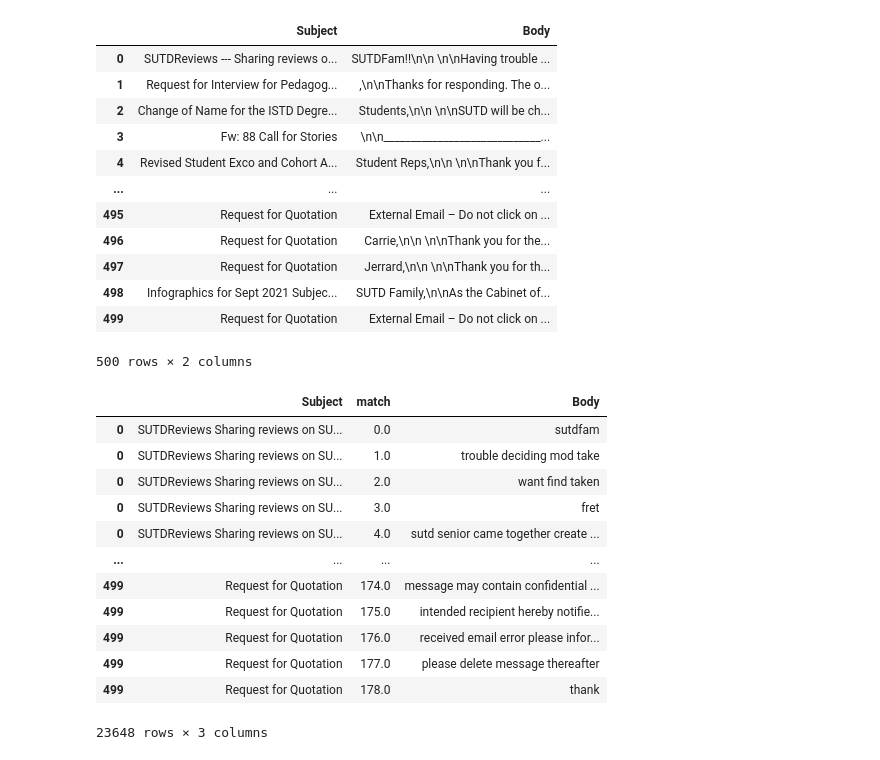
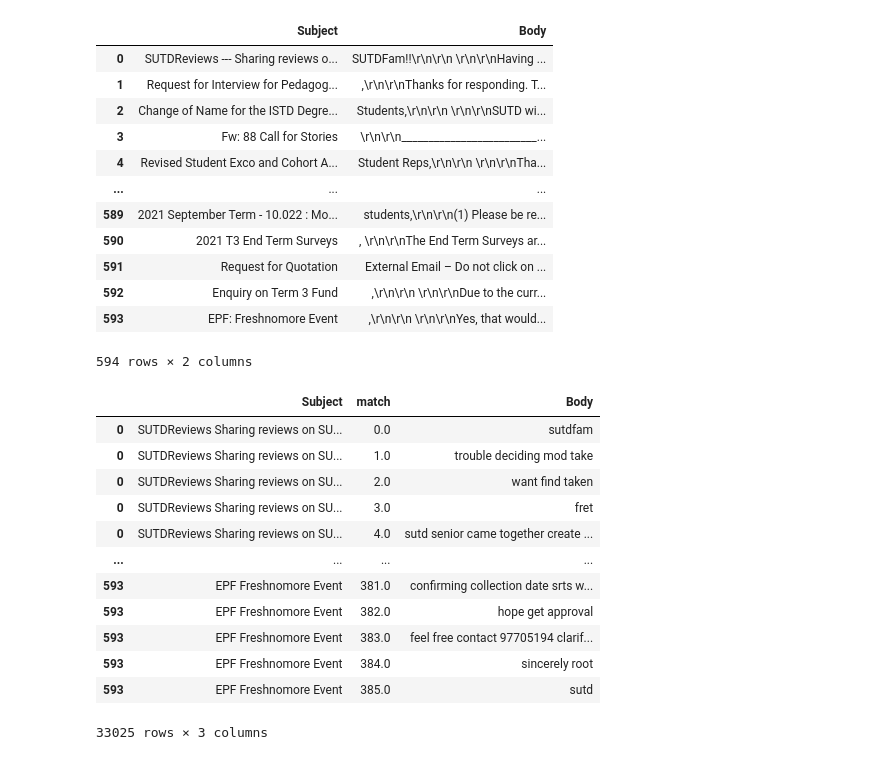
Before and after one commit to MandisLoh/flask_set_up, a Jupyter notebook: combined_ml.ipynb, the cells around one changed output. Drawn from its saved outputs; the diff is of its cells as text; code cells hidden in the pictures.

```diff
--- a/combined_ml.ipynb
+++ b/combined_ml.ipynb
@@ -31,22 +31,22 @@ nltk.download("stopwords")
 [nltk_data]   Package stopwords is already up-to-date!
 True
 # %%
-df = pd.read_csv("input500.csv")
+df = pd.read_csv("input621.csv")
 df
 # %% [output]
 |  | Subject | Body |
-| 0 | SUTDReviews --- Sharing reviews o... | SUTDFam!!\n\n \n\nHaving trouble ... |
-| 1 | Request for Interview for Pedagog... | ,\n\nThanks for responding. The o... |
-| 2 | Change of Name for the ISTD Degre... | Students,\n\n \n\nSUTD will be ch... |
-| 3 | Fw: 88 Call for Stories | \n\n_____________________________... |
-| 4 | Revised Student Exco and Cohort A... | Student Reps,\n\n \n\nThank you f... |
+| 0 | SUTDReviews --- Sharing reviews o... | SUTDFam!!\r\n\r\n \r\n\r\nHaving ... |
+| 1 | Request for Interview for Pedagog... | ,\r\n\r\nThanks for responding. T... |
+| 2 | Change of Name for the ISTD Degre... | Students,\r\n\r\n \r\n\r\nSUTD wi... |
+| 3 | Fw: 88 Call for Stories | \r\n\r\n_________________________... |
+| 4 | Revised Student Exco and Cohort A... | Student Reps,\r\n\r\n \r\n\r\nTha... |
 | ... | ... | ... |
-| 495 | Request for Quotation | External Email – Do not click on ... |
-| 496 | Request for Quotation | Carrie,\n\n \n\nThank you for the... |
-| 497 | Request for Quotation | Jerrard,\n\n \n\nThank you for th... |
-| 498 | Infographics for Sept 2021 Subjec... | SUTD Family,\n\nAs the Cabinet of... |
-| 499 | Request for Quotation | External Email – Do not click on ... |
+| 589 | 2021 September Term - 10.022 : Mo... | students,\r\n\r\n(1) Please be re... |
+| 590 | 2021 T3 End Term Surveys | , \r\n\r\nThe End Term Surveys ar... |
+| 591 | Request for Quotation | External Email – Do not click on ... |
+| 592 | Enquiry on Term 3 Fund | ,\r\n\r\n \r\n\r\nDue to the curr... |
+| 593 | EPF: Freshnomore Event | ,\r\n\r\n \r\n\r\nYes, that would... |
-500 rows × 2 columns
+594 rows × 2 columns
 # %%
 df['Body'] = df['Body'].astype(str)
 df['Body'] = df['Body'].apply(lambda x: x.lower())
@@ -70,12 +70,12 @@ df
 | 0 | SUTDReviews Sharing reviews on SU... | 3.0 | fret |
 | 0 | SUTDReviews Sharing reviews on SU... | 4.0 | sutd senior came together create ... |
 | ... | ... | ... | ... |
-| 499 | Request for Quotation | 174.0 | message may contain confidential ... |
-| 499 | Request for Quotation | 175.0 | intended recipient hereby notifie... |
-| 499 | Request for Quotation | 176.0 | received email error please infor... |
-| 499 | Request for Quotation | 177.0 | please delete message thereafter |
-| 499 | Request for Quotation | 178.0 | thank |
+| 593 | EPF Freshnomore Event | 381.0 | confirming collection date srts w... |
+| 593 | EPF Freshnomore Event | 382.0 | hope get approval |
+| 593 | EPF Freshnomore Event | 383.0 | feel free contact 97705194 clarif... |
+| 593 | EPF Freshnomore Event | 384.0 | sincerely root |
+| 593 | EPF Freshnomore Event | 385.0 | sutd |
-23648 rows × 3 columns
+33025 rows × 3 columns
 # %%
 #vect = TfidfVectorizer(stop_words='english', max_df=0.50, min_df=2)
 
```
Also changed, not shown: parts of 11 cells of this notebook, 3 other files.
